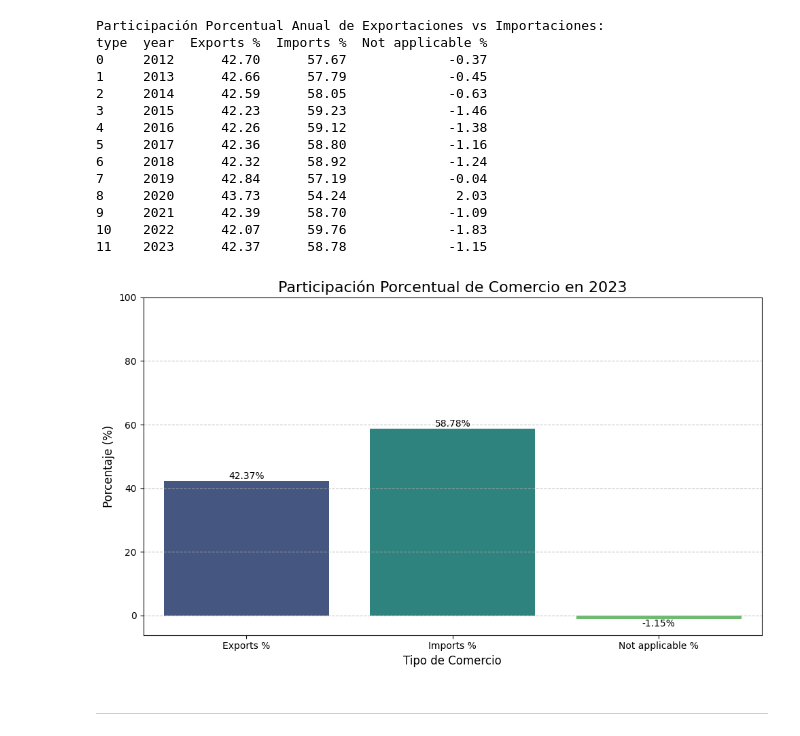
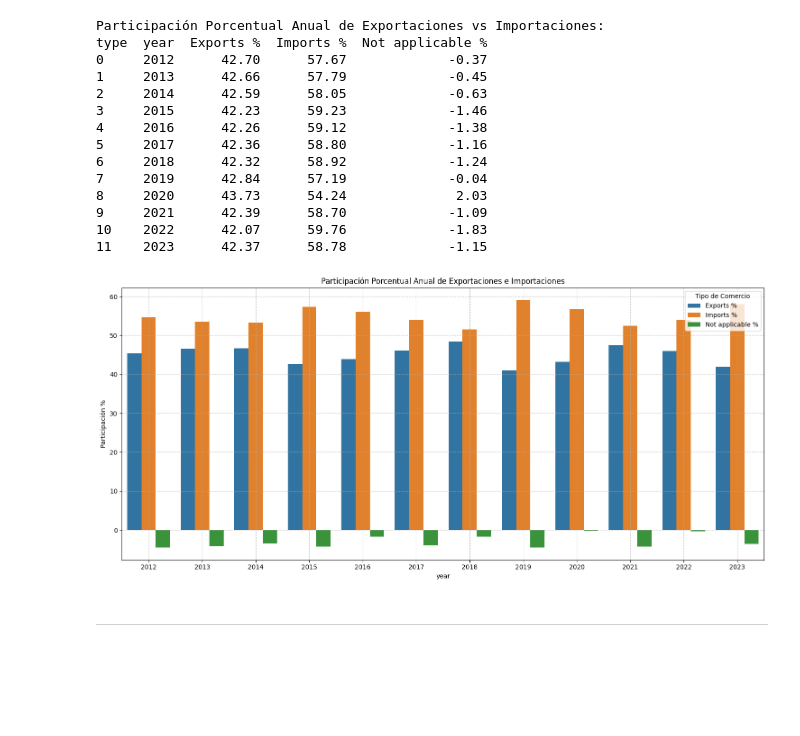
Before and after one commit to SaitoM17/analisis_mexico_trade_statistics_2012_2023, a Jupyter notebook: notebooks/3_analisis_descriptivo.ipynb, the cells around one changed output. Drawn from its saved outputs; the diff is of its cells as text; code cells hidden in the pictures; blank space fills up the shorter version.

Commit message:
refactor: Se cambio el código para la creación de la Participación porcentual anaula de exporataciones e importaciones 2012 al 2023

```diff
--- a/notebooks/3_analisis_descriptivo.ipynb
+++ b/notebooks/3_analisis_descriptivo.ipynb
@@ -203,39 +196,14 @@ df_2023_melted = df_2023.melt(id_vars=['year'], var_name='Type', value_name='Per
-# %%
-plt.figure(figsize=(10, 6))
-
-sns.barplot(
-    x='Type',
-    y='Percentage',
-    data=df_2023_melted,
-    hue='Type',
-    palette='viridis'
-)
-
-plt.title(f'Participación Porcentual de Comercio en {df_2023["year"].iloc[0]}', fontsize=16)
-plt.xlabel('Tipo de Comercio', fontsize=12)
-plt.ylabel('Porcentaje (%)', fontsize=12)
-
-min_val = df_2023_melted['Percentage'].min()
-max_val = df_2023_melted['Percentage'].max()
-plt.ylim(min(0, min_val - 5), max(100, max_val + 5))
-
-plt.grid(axis='y', linestyle='--', alpha=0.7)
-
-for index, row in df_2023_melted.iterrows():
-    plt.text(
-        index,
-        row['Percentage'],
-        f'{row["Percentage"]:.2f}%',
-        ha='center',
-        va='bottom' if row['Percentage'] >= 0 else 'top',
-        fontsize=10,
-        color='black'
-    )
-
-plt.tight_layout()
-plt.show()
-# %% [output]
-[figure, removed]
+# %%
+df_percentage_melted = participation_df.melt(id_vars='year', var_name='Tipo de Comercio', value_name='Participación %')
+
+plt.figure(figsize=(15,7))
+ax = sns.barplot(data=df_percentage_melted, x='year', y='Participación %', hue='Tipo de Comercio')
+plt.title('Participación Porcentual Anual de Exportaciones e Importaciones')
+plt.grid(True, linestyle='--', alpha=0.7)
+plt.tight_layout()
+plt.show()
+# %% [output]
+[figure, added]
 # %% [markdown]
 ---
 # %% [markdown]
```
Also changed, not shown: parts of 2 cells of this notebook.
